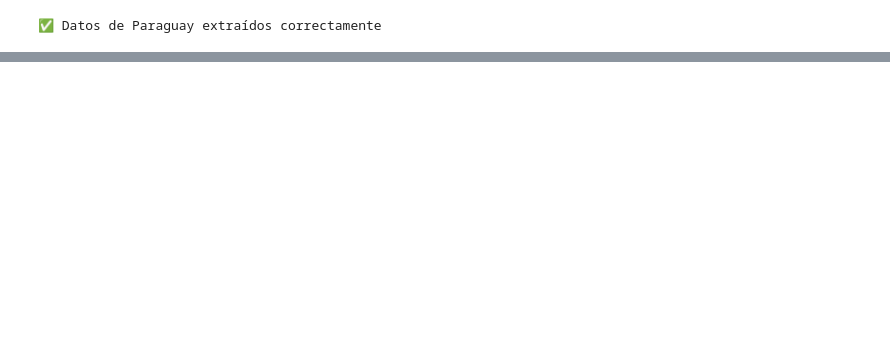
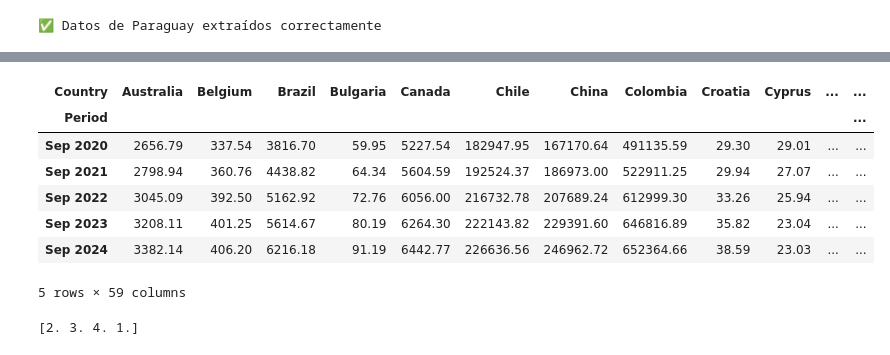
Before and after one commit to acostadlucas/mcs-red, a Jupyter notebook: ETL_first_iteration/crawlers_and_transformers/scrape_private_sector_credit_links_index.ipynb, the cells around one changed output, grey strips where cells are left out. Cells and saved outputs as stored; diff of their text form; code cells hidden in the pictures; blank space fills up the shorter version.

```diff
--- a/ETL_first_iteration/crawlers_and_transformers/scrape_private_sector_credit_links_index.ipynb
+++ b/ETL_first_iteration/crawlers_and_transformers/scrape_private_sector_credit_links_index.ipynb
@@ -395,0 +268,21 @@ master_df3["Year"].unique().tolist()
+# %%
+def quarter_to_int(df):
+    """
+    Convierte los valores de la columna 'Quarter' a enteros (Q1 → 1, Q2 → 2, etc.)
+    """
+    df = df.copy()
+
+    q_map = {"Q1": 1, "Q2": 2, "Q3": 3, "Q4": 4}
+
+    df["Quarter"] = df["Quarter"].map(q_map).fillna(df["Quarter"])
+
+    return df
+# %%
+def year_to_int(df):
+    """
+    Convierte la columna 'Year' a enteros.
+    Si hay valores no numéricos, los convierte en NaN.
+    """
+    df = df.copy()
+    df["Year"] = pd.to_numeric(df["Year"], errors="coerce").astype("Int64")
+    return df
@@ -395,0 +312,6 @@ master_df3["Year"].unique().tolist()
+# %%
+new_month_df = split_period_index(new_month_df)
+new_month_df = month_to_quarter(new_month_df)
+new_month_df = quarter_to_int(new_month_df)
+new_month_df = year_to_int(new_month_df)
+new_month_df.dtypes
@@ -396,2 +336,18 @@ master_df3["Year"].unique().tolist()
+# %%
+new_month_df.tail()
+# %% [output]
+| Country | Australia | Belgium | Brazil | Bulgaria | Canada | Chile | China | Colombia | Croatia | Cyprus | ... | ... |
+| Period |  |  |  |  |  |  |  |  |  |  |  | ... |
+| Sep 2020 | 2656.79 | 337.54 | 3816.70 | 59.95 | 5227.54 | 182947.95 | 167170.64 | 491135.59 | 29.30 | 29.01 | ... | ... |
+| Sep 2021 | 2798.94 | 360.76 | 4438.82 | 64.34 | 5604.59 | 192524.37 | 186973.00 | 522911.25 | 29.94 | 27.07 | ... | ... |
+| Sep 2022 | 3045.09 | 392.50 | 5162.92 | 72.76 | 6056.00 | 216732.78 | 207689.24 | 612999.30 | 33.26 | 25.94 | ... | ... |
+| Sep 2023 | 3208.11 | 401.25 | 5614.67 | 80.19 | 6264.30 | 222143.82 | 229391.60 | 646816.89 | 35.82 | 23.04 | ... | ... |
+| Sep 2024 | 3382.14 | 406.20 | 6216.18 | 91.19 | 6442.77 | 226636.56 | 246962.72 | 652364.66 | 38.59 | 23.03 | ... | ... |
+5 rows × 59 columns
+# %%
+unique_values = new_month_df["Quarter"].unique()
+print(unique_values)
+# %% [output]
+[2. 3. 4. 1.]
 # %%
 # Guardar como archivo Parquet
```
Also changed, not shown: parts of 34 cells of this notebook, 10 other files.
